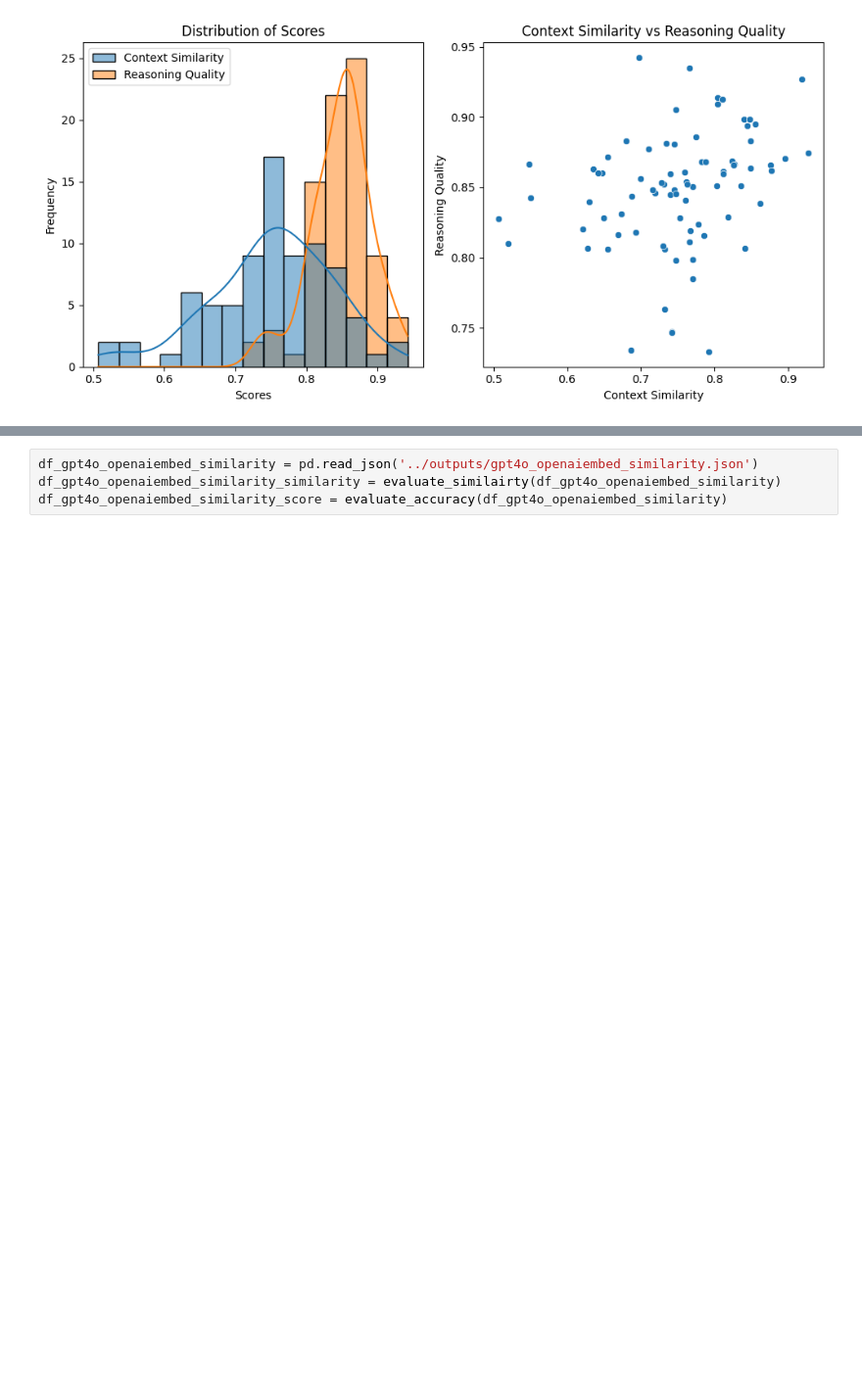
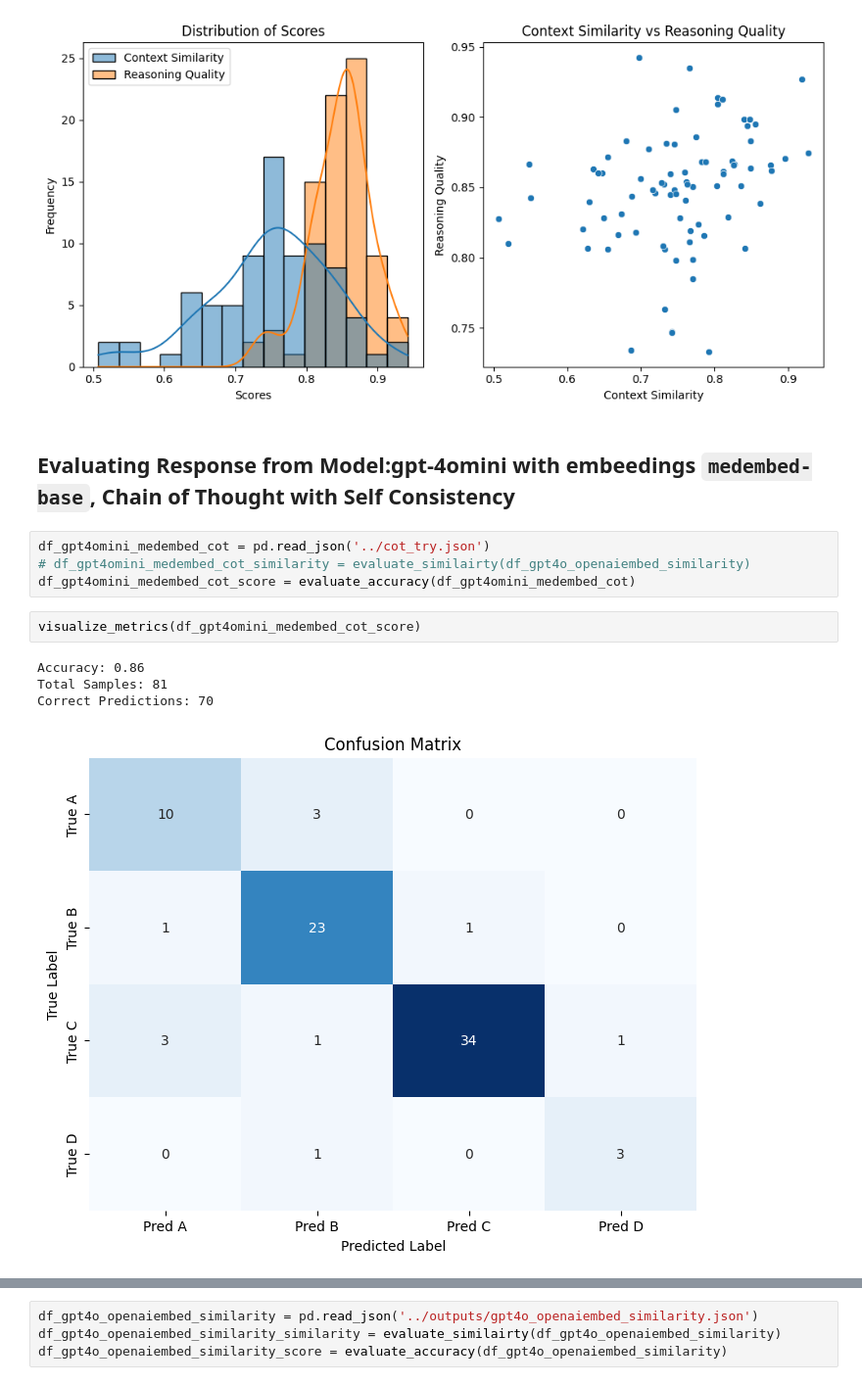
Before and after one commit to paudelanil/askMCQ, a Jupyter notebook: notebook/Evaluation.ipynb, the cells around one changed output, grey strips where cells are left out. Shown: that part at 98% size. Saved outputs shown, nothing was run; the diff lists cells and outputs as text; blank space fills up the shorter version.

```diff
--- a/notebook/Evaluation.ipynb
+++ b/notebook/Evaluation.ipynb
@@ -231,3 +248,16 @@ Correct Predictions: 72
 plot_scores(df_gpt4o_ranking_similarity)
 # %% [output]
 [figure]
+# %% [markdown]
+## Evaluating Response from Model:gpt-4omini with embeedings `medembed-base`, Chain of Thought with Self Consistency
+# %%
+df_gpt4omini_medembed_cot = pd.read_json('../cot_try.json')
+# df_gpt4omini_medembed_cot_similarity = evaluate_similairty(df_gpt4o_openaiembed_similarity)
+df_gpt4omini_medembed_cot_score = evaluate_accuracy(df_gpt4omini_medembed_cot)
+# %%
+visualize_metrics(df_gpt4omini_medembed_cot_score)
+# %% [output]
+Accuracy: 0.86
+Total Samples: 81
+Correct Predictions: 70
+[figure, added]
```
Also changed, not shown: parts of 14 cells of this notebook, 1 other file.
